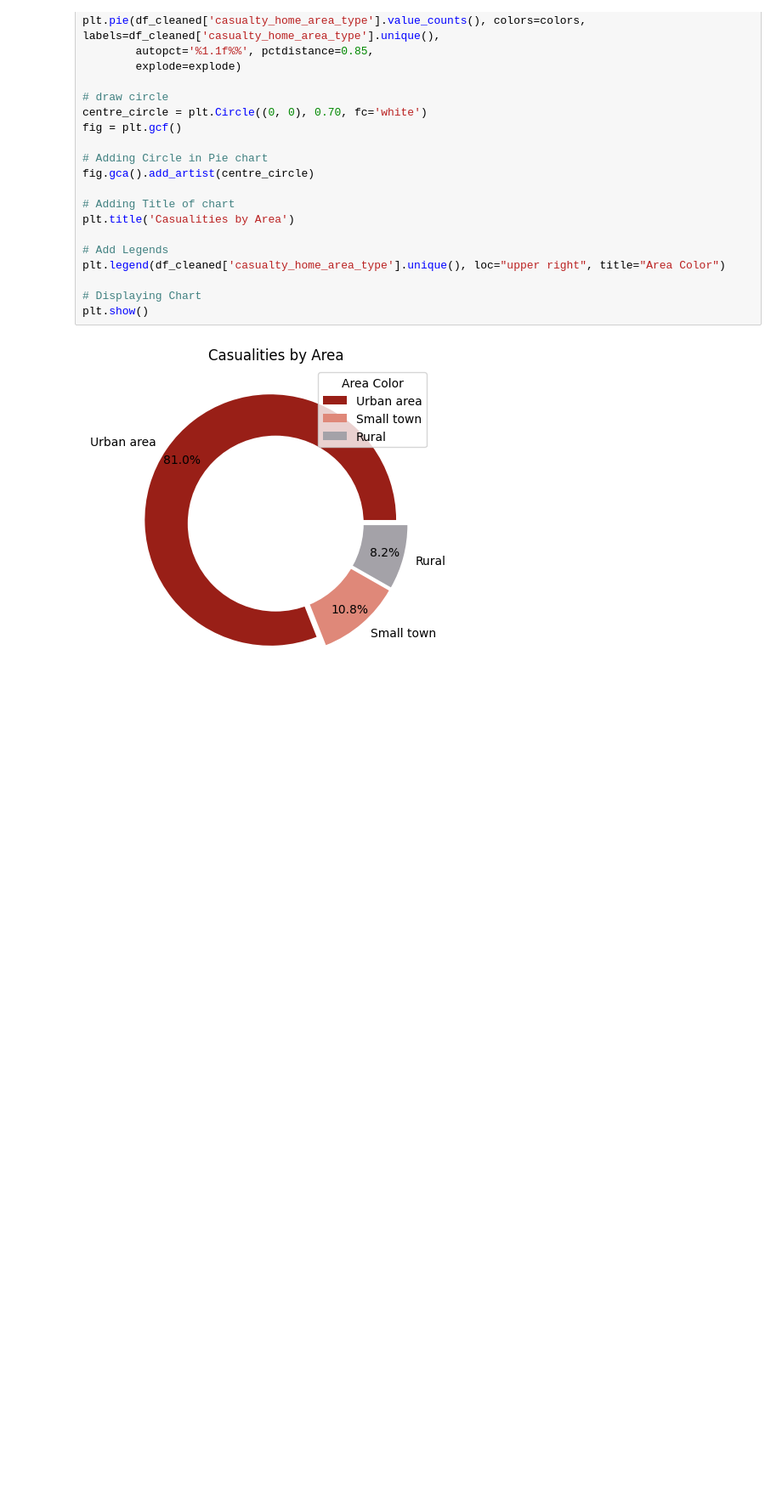
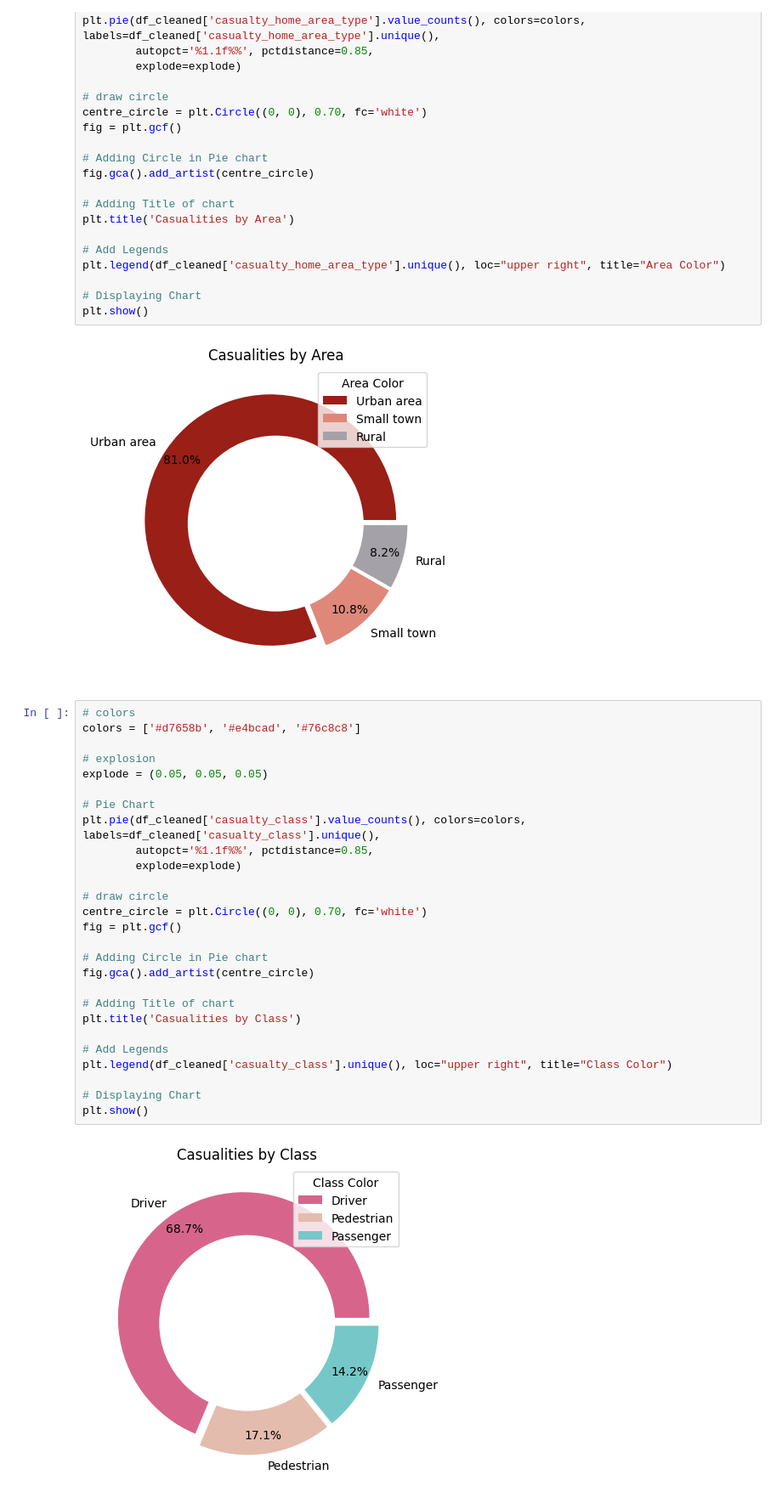
Before and after one commit to ZeynabRostami/road_casualty_data_analysis_2022, a Jupyter notebook: road_casualty_data_analysis_2022.ipynb, the cells around one changed output. Shown at 85% size. Saved outputs shown, nothing was run; the diff lists cells and outputs as text; blank space fills up the shorter version.

Commit message:
added some plots

```diff
--- a/road_casualty_data_analysis_2022.ipynb
+++ b/road_casualty_data_analysis_2022.ipynb
@@ -185,3 +176,32 @@ plt.legend(df_cleaned['casualty_home_area_type'].unique(), loc="upper right", ti
 plt.show()
 # %% [output]
 [figure]
+# %%
+# colors
+colors = ['#d7658b', '#e4bcad', '#76c8c8']
+
+# explosion
+explode = (0.05, 0.05, 0.05)
+
+# Pie Chart
+plt.pie(df_cleaned['casualty_class'].value_counts(), colors=colors, labels=df_cleaned['casualty_class'].unique(),
+        autopct='%1.1f%%', pctdistance=0.85,
+        explode=explode)
+
+# draw circle
+centre_circle = plt.Circle((0, 0), 0.70, fc='white')
+fig = plt.gcf()
+
+# Adding Circle in Pie chart
+fig.gca().add_artist(centre_circle)
+
+# Adding Title of chart
+plt.title('Casualities by Class')
+
+# Add Legends
+plt.legend(df_cleaned['casualty_class'].unique(), loc="upper right", title="Class Color")
+
+# Displaying Chart
+plt.show()
+# %% [output]
+[figure, added]
```
Also changed, not shown: parts of 5 cells of this notebook.
